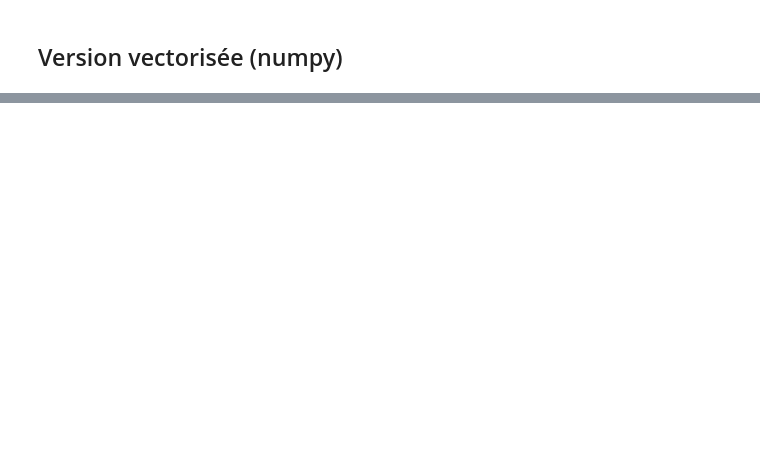
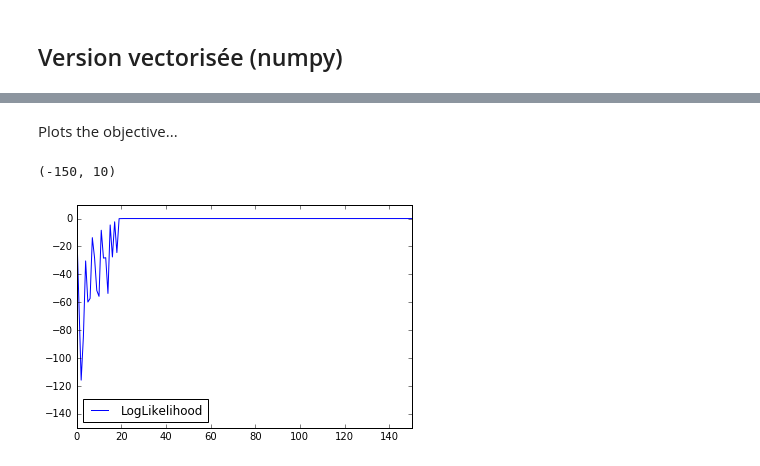
Before and after one commit to bencrabbe/parsing-at-diderot, a Jupyter notebook: doc/exo1.ipynb, the cells around one changed output, grey strips where cells are left out. Drawn from its saved outputs; the diff is of its cells as text; code cells hidden in the pictures; blank space fills up the shorter version.

```diff
--- a/doc/exo1.ipynb
+++ b/doc/exo1.ipynb
@@ -184,0 +189,25 @@ array([ 23.07983621,  -1.31315524])
+# %%
+def loglikelihood(X,Y,W):
+    N = len(Y)
+    LL = 0
+    for i in range(N):
+        ysucc = predict_success_vec(X[i],W)
+        if Y[i] == 1:
+          LL += log(ysucc+sys.float_info.epsilon)
+        else:
+          LL += log(1-ysucc+sys.float_info.epsilon)
+    return LL
+# %%
+def estimate_params_obj(X,Y,alpha=0.5, max_epochs=30):
+    W = np.zeros(2)
+    N = len(Y)
+    obj = [loglikelihood(X,Y,W)]
+    print(W)
+    for e in range(max_epochs):
+        grad = sum(X[i]*(Y[i] - predict_success_vec(X[i],W)) for i in range(N))
+        W += alpha*grad
+        print(W)
+        obj.append(loglikelihood(X,Y,W))
+    return obj
+# %%
+obj_history = estimate_params_obj(X,Y,max_epochs=150)
@@ -184,0 +232,2 @@ array([ 23.07983621,  -1.31315524])
+# %% [markdown]
+Plots the objective...
@@ -184,0 +238,7 @@ array([ 23.07983621,  -1.31315524])
+# %%
+df = pd.DataFrame({'LogLikelihood':obj_history})
+ax = df.plot()
+ax.set_ylim(-150,10)
+# %% [output]
+(-150, 10)
+[figure, added]
```
Also changed, not shown: parts of 7 cells of this notebook.
